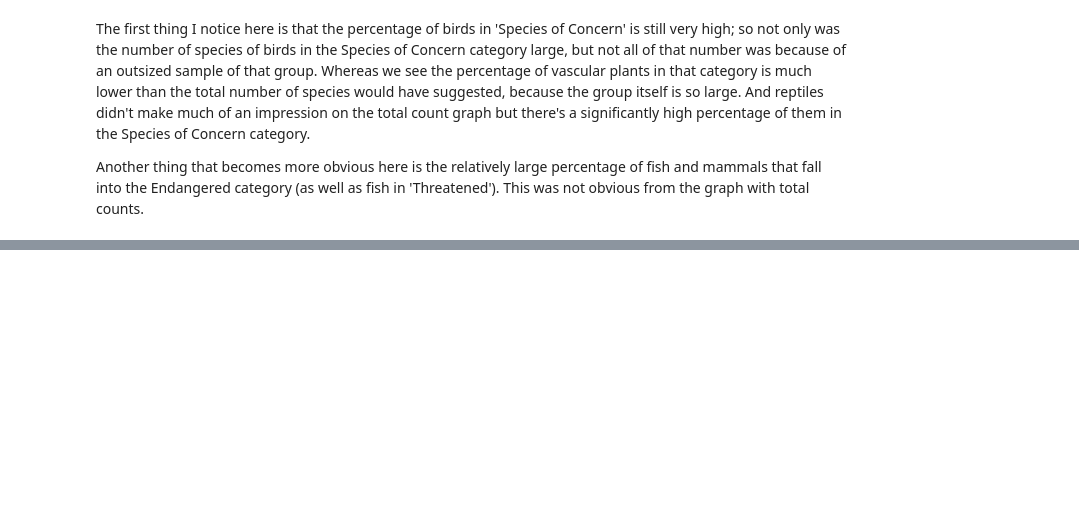
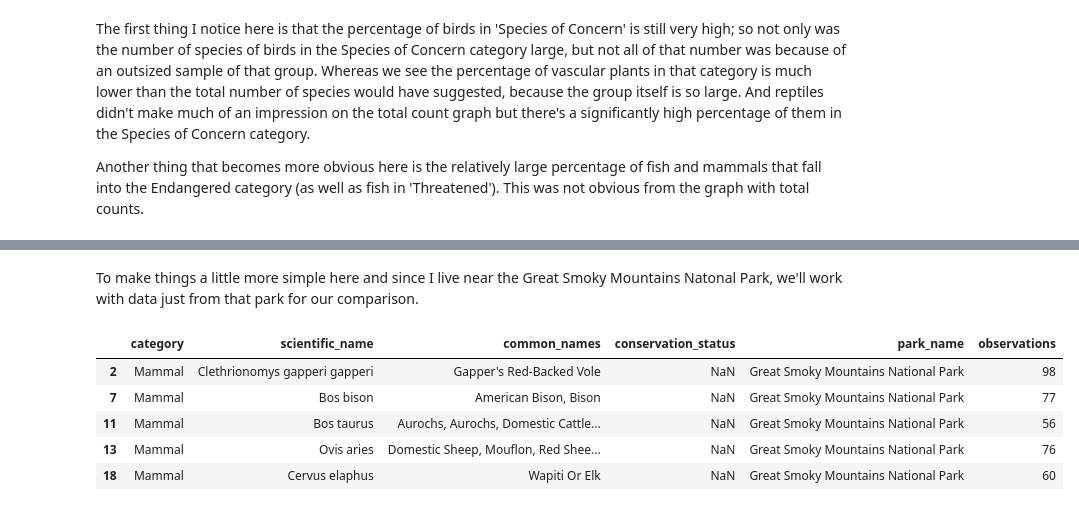
Before and after one commit to biwwlybam/biodiversity-project, a Jupyter notebook: biodiversity.ipynb, the cells around one changed output, grey strips where cells are left out. Drawn from its saved outputs; the diff is of its cells as text; code cells hidden in the pictures; blank space fills up the shorter version.

```diff
--- a/biodiversity.ipynb
+++ b/biodiversity.ipynb
@@ -236,0 +261,16 @@ Another thing that becomes more obvious here is the relatively large percentage
+# %% [markdown]
+To make things a little more simple here and since I live near the Great Smoky Mountains Natonal Park, we'll work with data just from that park for our comparison.
+# %%
+# sort organisms in Great Smoky National Park by conservation status (yes or no)
+mammal_obs = merged.loc[merged['category'] == 'Mammal']
+mammal_obs_gsmnp = mammal_obs.loc[mammal_obs['park_name'] == 'Great Smoky Mountains National Park']
+mammal_obs_gsmnp_cons = mammal_obs_gsmnp.loc[mammal_obs['conservation_status'] != 'NaN']
+mammal_obs_gsmnp_safe = mammal_obs_gsmnp.loc[mammal_obs['conservation_status'].isnull()]
+mammal_obs_gsmnp_safe.head()
+# %% [output]
+|  | category | scientific_name | common_names | conservation_status | park_name | observations |
+| 2 | Mammal | Clethrionomys gapperi gapperi | Gapper's Red-Backed Vole | NaN | Great Smoky Mountains National Park | 98 |
+| 7 | Mammal | Bos bison | American Bison, Bison | NaN | Great Smoky Mountains National Park | 77 |
+| 11 | Mammal | Bos taurus | Aurochs, Aurochs, Domestic Cattle... | NaN | Great Smoky Mountains National Park | 56 |
+| 13 | Mammal | Ovis aries | Domestic Sheep, Mouflon, Red Shee... | NaN | Great Smoky Mountains National Park | 76 |
+| 18 | Mammal | Cervus elaphus | Wapiti Or Elk | NaN | Great Smoky Mountains National Park | 60 |
```
Also changed, not shown: parts of 7 cells of this notebook.
